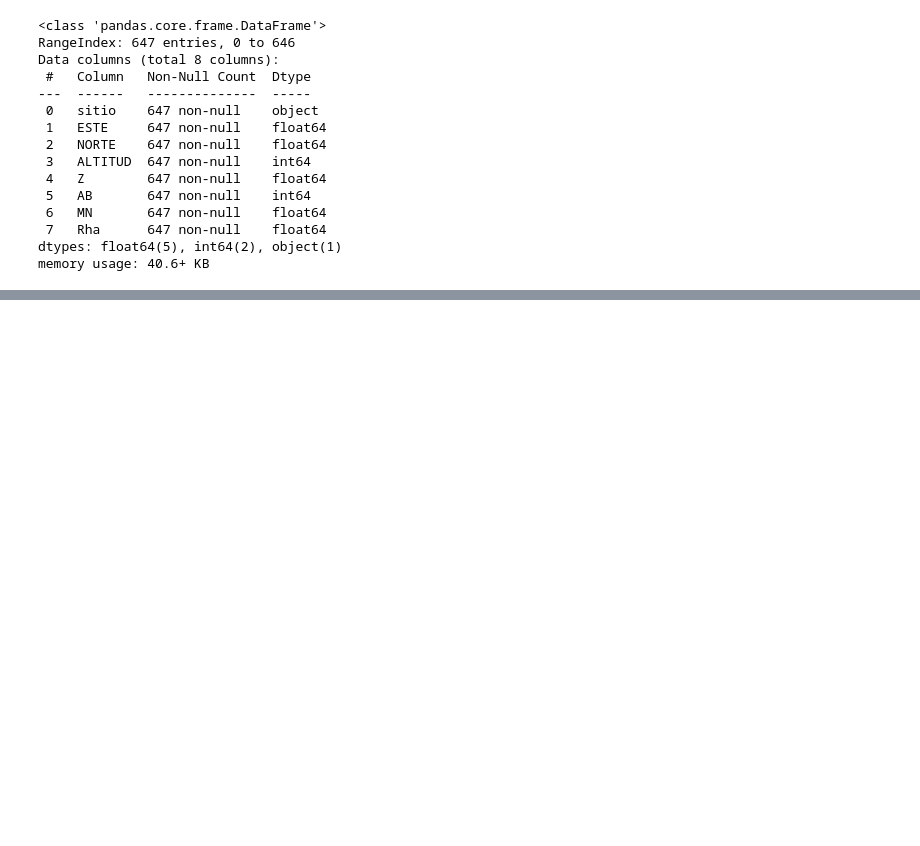
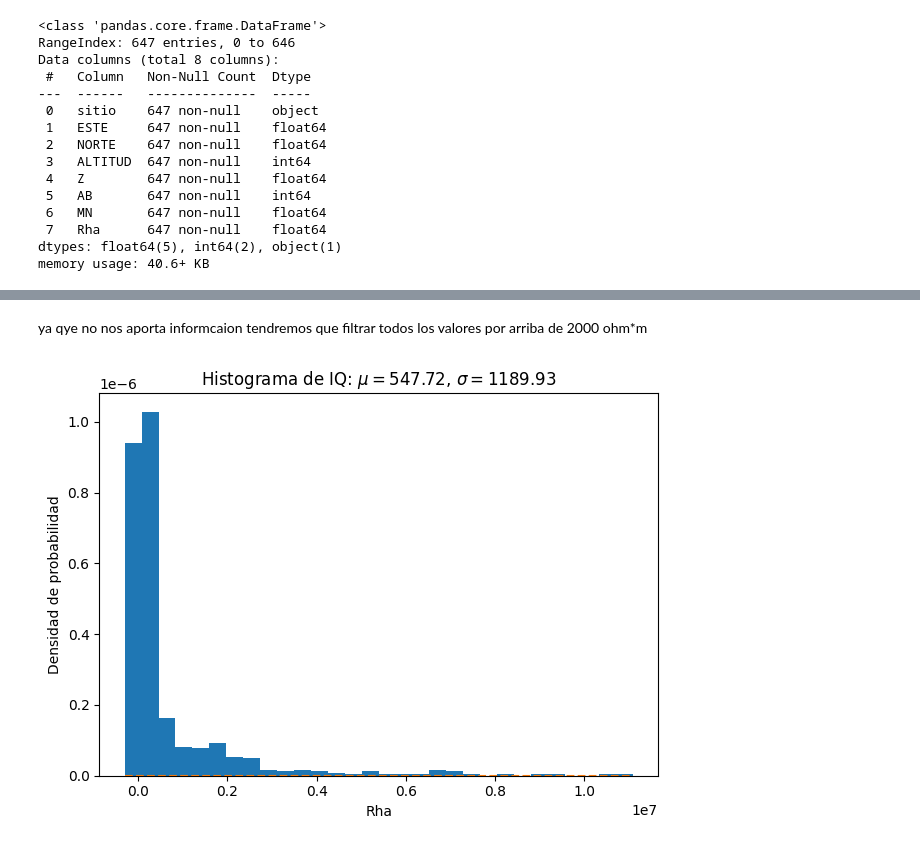
Before and after one commit to JuanJT117/Clase-de-aprendizaje-automatico, a Jupyter notebook: Tareas/Tarea_Aprendizaje_Automatico.ipynb, the cells around one changed output, grey strips where cells are left out. Saved outputs shown, nothing was run; the diff lists cells and outputs as text; code cells hidden in the pictures; blank space fills up the shorter version.

```diff
--- a/Tareas/Tarea_Aprendizaje_Automatico.ipynb
+++ b/Tareas/Tarea_Aprendizaje_Automatico.ipynb
@@ -326,0 +355,31 @@ res_geo_copy.describe()
+# %% [markdown]
+ya qye no nos aporta informcaion tendremos que filtrar todos los valores por arriba de 2000 ohm*m
+# %%
+
+
+
+# example data
+mu = media_Rha  # mean of distribution
+sigma = desviacion_est_Rha  # standard deviation of distribution
+x = mu + sigma * res_geo_copy.Rha[:]
+
+num_bins = 30
+
+fig, ax = plt.subplots()
+
+# the histogram of the data
+n, bins, patches = ax.hist(x, num_bins, density=True)
+
+# add a 'best fit' line
+y = ((1 / (np.sqrt(2 * np.pi) * sigma)) *
+     np.exp(-0.5 * (1 / sigma * (bins - mu))**2))
+ax.plot(bins, y, '--')
+ax.set_xlabel('Rha')
+ax.set_ylabel('Densidad de probabilidad')
+ax.set_title(r'Histograma de IQ: $\mu=547.72$, $\sigma=1189.93$')
+
+# Tweak spacing to prevent clipping of ylabel@
+fig.tight_layout()
+plt.show()
+# %% [output]
+[figure, added]
```
Also changed, not shown: parts of 27 cells of this notebook, 5 other files.
